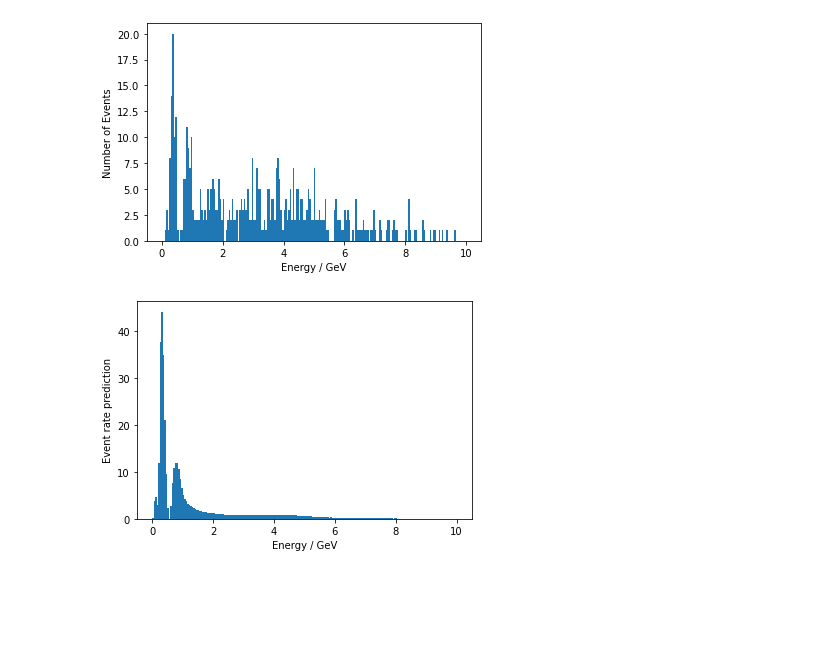
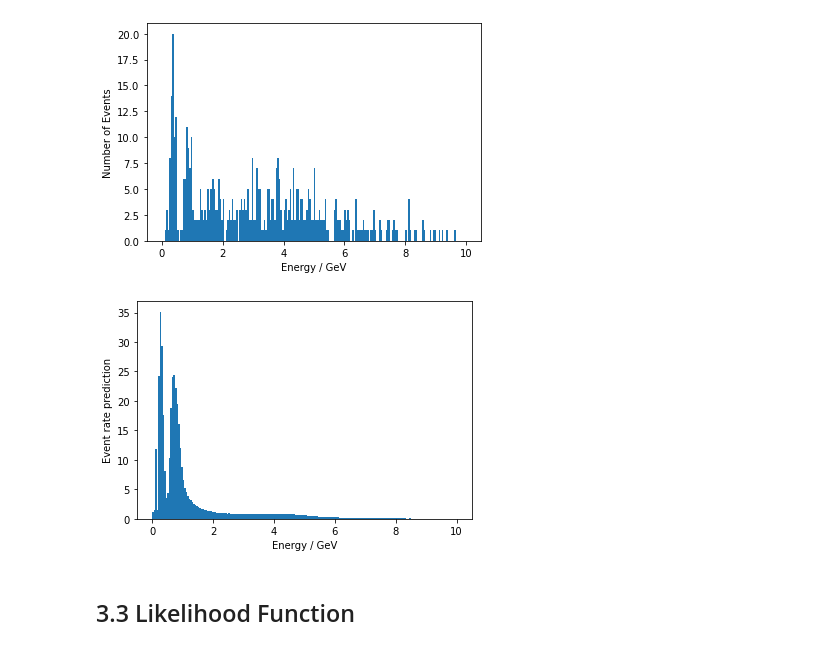
Before and after one commit to afyqeyzar/comp_proj, a Jupyter notebook: proj.ipynb, the cells around one changed output. Drawn from its saved outputs; the diff is of its cells as text; code cells hidden in the pictures; blank space fills up the shorter version.

Commit message:
likelihood function

```diff
--- a/proj.ipynb
+++ b/proj.ipynb
@@ -64,11 +64,15 @@ as n (pi / n) increases amplitude decreases and as delta_m decreases frequency i
 # %% [markdown]
 ## flux x prob
 # %%
-def event_prediction(energy_midpoints, n = 4, delta_m = 2.4e-3):
-  probability_times_simulated = oscillation_probability(energy_midpoints, theta_23= np.pi / n, delta_m2_23= delta_m) * flux
-  plt.bar(energy_midpoints, probability_times_simulated, 0.05)
-  plt.ylabel('Event rate prediction')
-  plt.xlabel('Energy / GeV')
+def event_prediction(energy_midpoints, n = 4, delta_m = 2.4e-3, plot = False):
+  probability_times_simulated = oscillation_probability(energy_midpoints, theta_23= np.pi * n, delta_m2_23= delta_m) * flux
+  if plot == True:
+    plt.bar(energy_midpoints, probability_times_simulated, 0.05)
+    plt.ylabel('Event rate prediction')
+    plt.xlabel('Energy / GeV')
+    plt.title('theta_n = ' + str(n) + ' delta_m = ' + str(delta_m))
+    plt.show()
+  return probability_times_simulated
 # %%
 plt.bar(energy_midpoints, data, 0.05)
 plt.ylabel('Number of Events')
@@ -77,6 +81,8 @@ plt.show()
 # %% [output]
 [figure]
 # %%
-event_prediction(energy_midpoints,4,2.4e-3)
+event_prediction(energy_midpoints,1/4.5,2.1e-3)
 # %% [output]
-[figure, old version]
+[figure, new version]
+# %% [markdown]
+## 3.3 Likelihood Function
```
Also changed, not shown: parts of 1 cell of this notebook, 1 other file.
